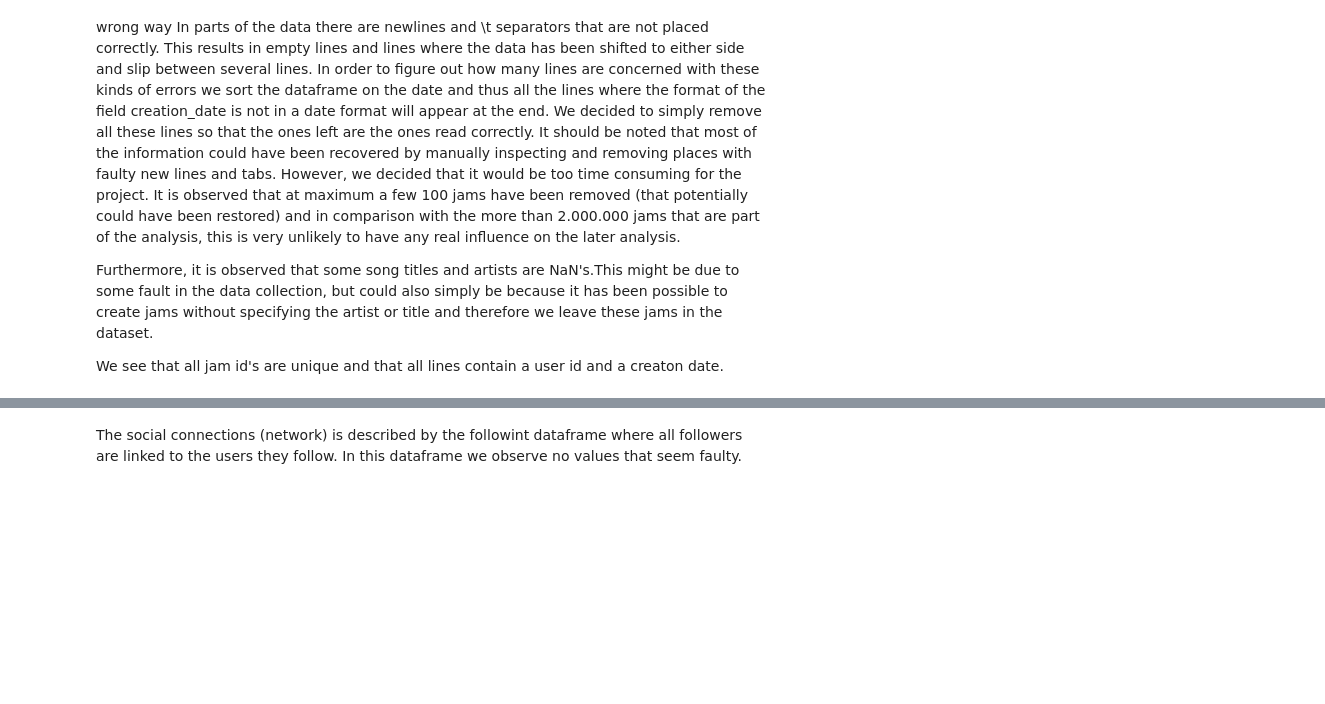
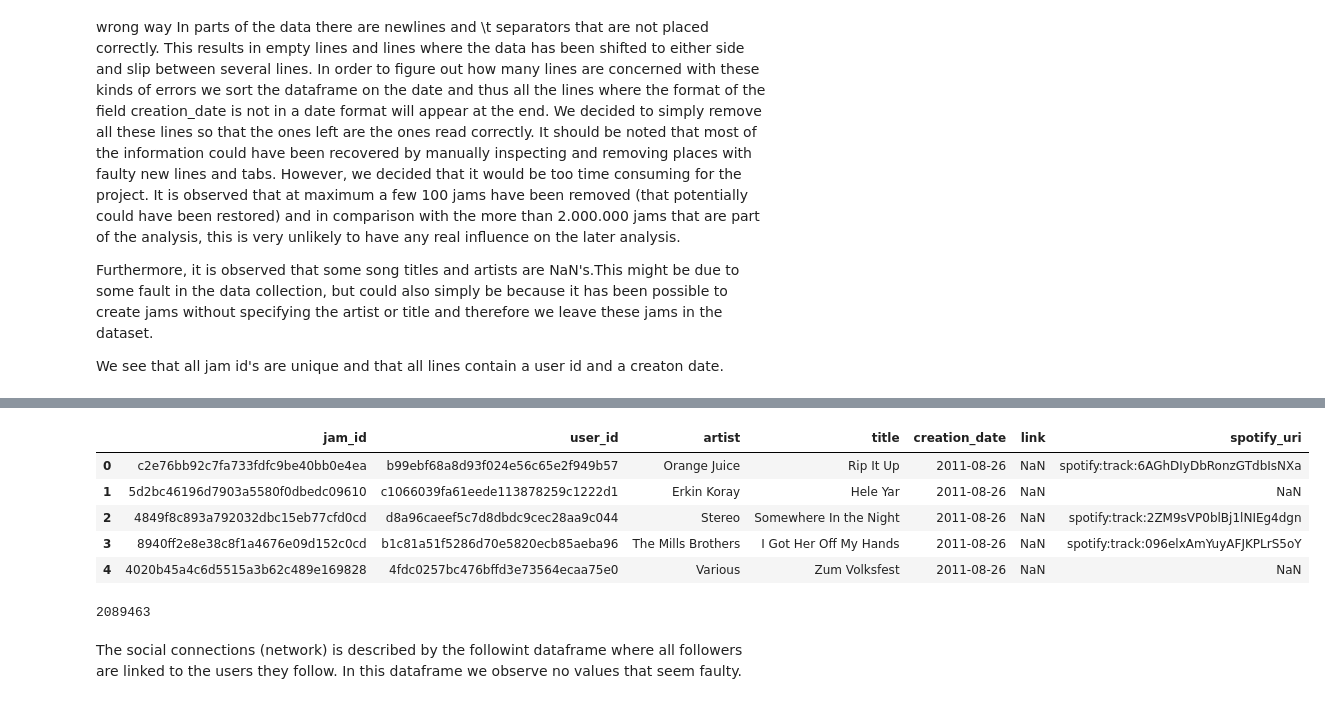
Before and after one commit to AWehenkel/NTDS-Project, a Jupyter notebook: FinalStory.ipynb, the cells around one changed output, grey strips where cells are left out. Cells and saved outputs as stored; diff of their text form; code cells hidden in the pictures; blank space fills up the shorter version.

```diff
--- a/FinalStory.ipynb
+++ b/FinalStory.ipynb
@@ -72,3 +75,16 @@ description[0:2]
+# %%
+data.head()
+# %% [output]
+|  | jam_id | user_id | artist | title | creation_date | link | spotify_uri |
+| 0 | c2e76bb92c7fa733fdfc9be40bb0e4ea | b99ebf68a8d93f024e56c65e2f949b57 | Orange Juice | Rip It Up | 2011-08-26 | NaN | spotify:track:6AGhDIyDbRonzGTdbIsNXa |
+| 1 | 5d2bc46196d7903a5580f0dbedc09610 | c1066039fa61eede113878259c1222d1 | Erkin Koray | Hele Yar | 2011-08-26 | NaN | NaN |
+| 2 | 4849f8c893a792032dbc15eb77cfd0cd | d8a96caeef5c7d8dbdc9cec28aa9c044 | Stereo | Somewhere In the Night | 2011-08-26 | NaN | spotify:track:2ZM9sVP0blBj1lNIEg4dgn |
+| 3 | 8940ff2e8e38c8f1a4676e09d152c0cd | b1c81a51f5286d70e5820ecb85aeba96 | The Mills Brothers | I Got Her Off My Hands | 2011-08-26 | NaN | spotify:track:096elxAmYuyAFJKPLrS5oY |
+| 4 | 4020b45a4c6d5515a3b62c489e169828 | 4fdc0257bc476bffd3e73564ecaa75e0 | Various | Zum Volksfest | 2011-08-26 | NaN | NaN |
+# %%
+len(data)
+# %% [output]
+2089463
 # %% [markdown]
 The social connections (network) is described by the followint dataframe where all followers are linked to the users they follow. In this dataframe we observe no values that seem faulty.
 # %%
```
Also changed, not shown: parts of 16 cells of this notebook.
